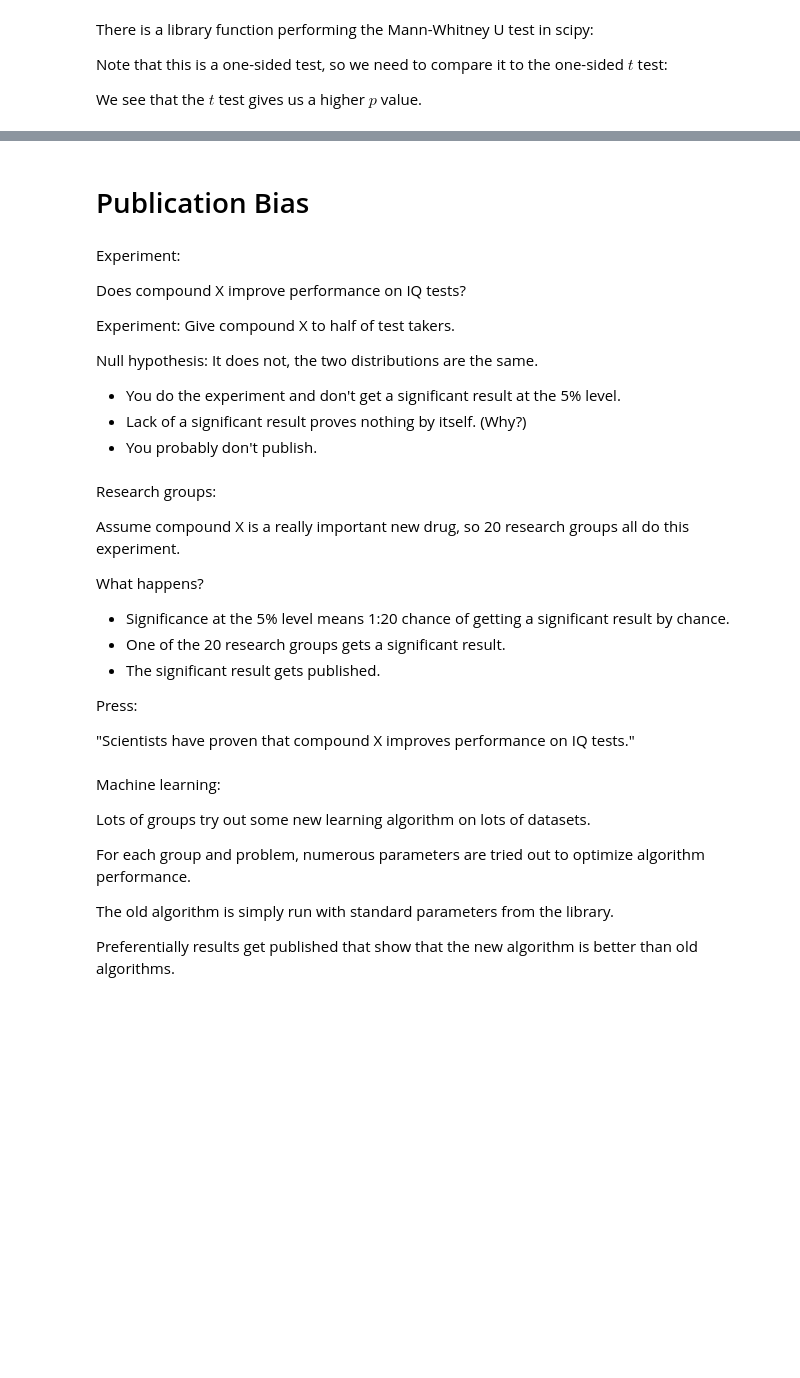
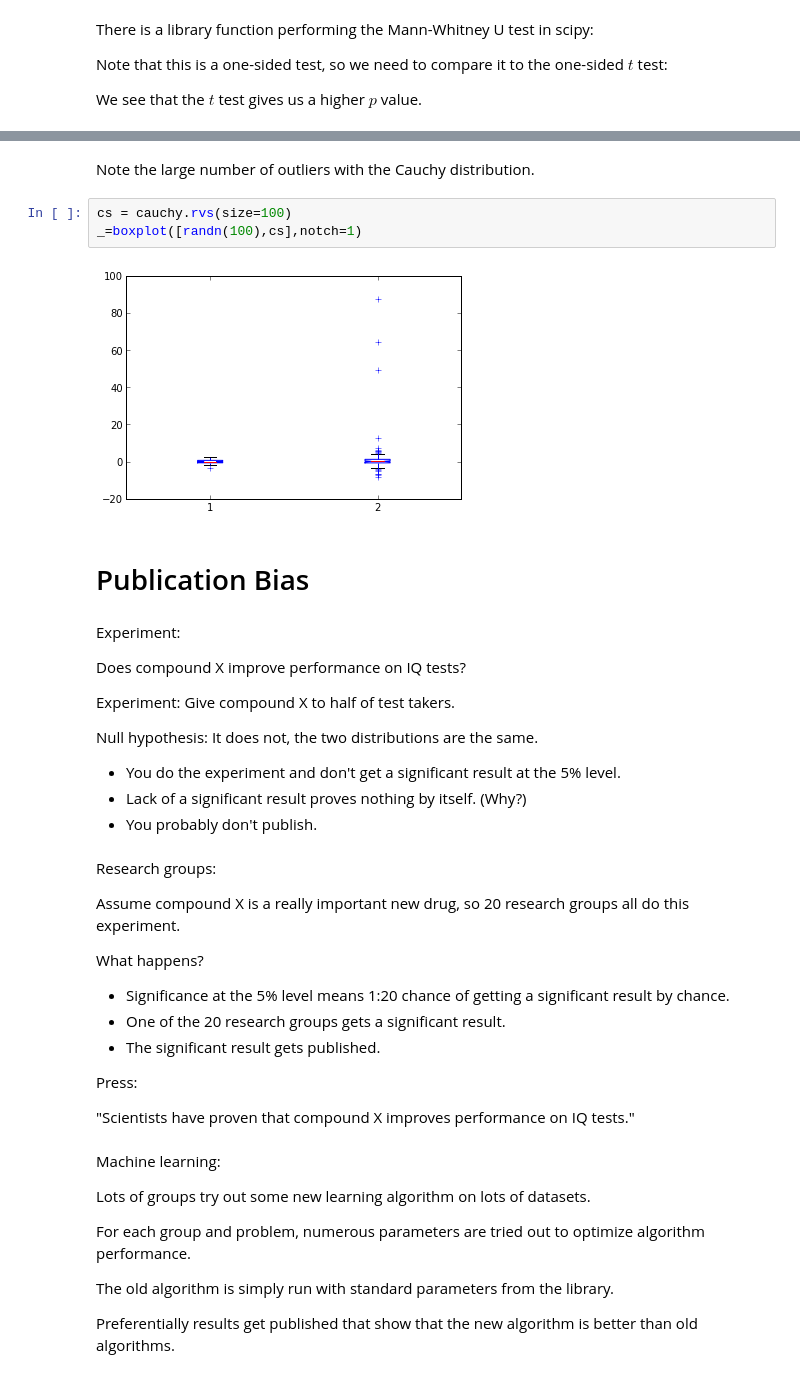
Before and after one commit to tmbdev-teaching/teaching-simso, a Jupyter notebook: 110-tests-and-evaluations.ipynb, the cells around one changed output, grey strips where cells are left out. Drawn from its saved outputs; the diff is of its cells as text; blank space fills up the shorter version.

```diff
--- a/110-tests-and-evaluations.ipynb
+++ b/110-tests-and-evaluations.ipynb
@@ -374,3 +396,10 @@ one sided t-test 0.0424477295273
+# %% [markdown]
+Note the large number of outliers with the Cauchy distribution.
+# %%
+cs = cauchy.rvs(size=100)
+_=boxplot([randn(100),cs],notch=1)
+# %% [output]
+[figure, added]
 # %% [markdown]
 # Publication Bias
 # %% [markdown]
@@ -382,7 +411,7 @@ Experiment: Give compound X to half of test takers.
 
 Null hypothesis: It does not, the two distributions are the same.
 
-- You do the experiment and don't get a significant result at the 5% level.
+- You do the experiment and don't get a significant result at the 5\% level.
 - Lack of a significant result proves nothing by itself. (Why?)
 - You probably don't publish.
 # %% [markdown]
@@ -392,7 +421,7 @@ Assume compound X is a really important new drug, so 20 research groups all do t
 
 What happens?
 
-- Significance at the 5% level means 1:20 chance of getting a significant result by chance.
+- Significance at the 5\% level means 1:20 chance of getting a significant result by chance.
 - One of the 20 research groups gets a significant result.
 - The significant result gets published.
 
```
Also changed, not shown: parts of 20 cells of this notebook.
